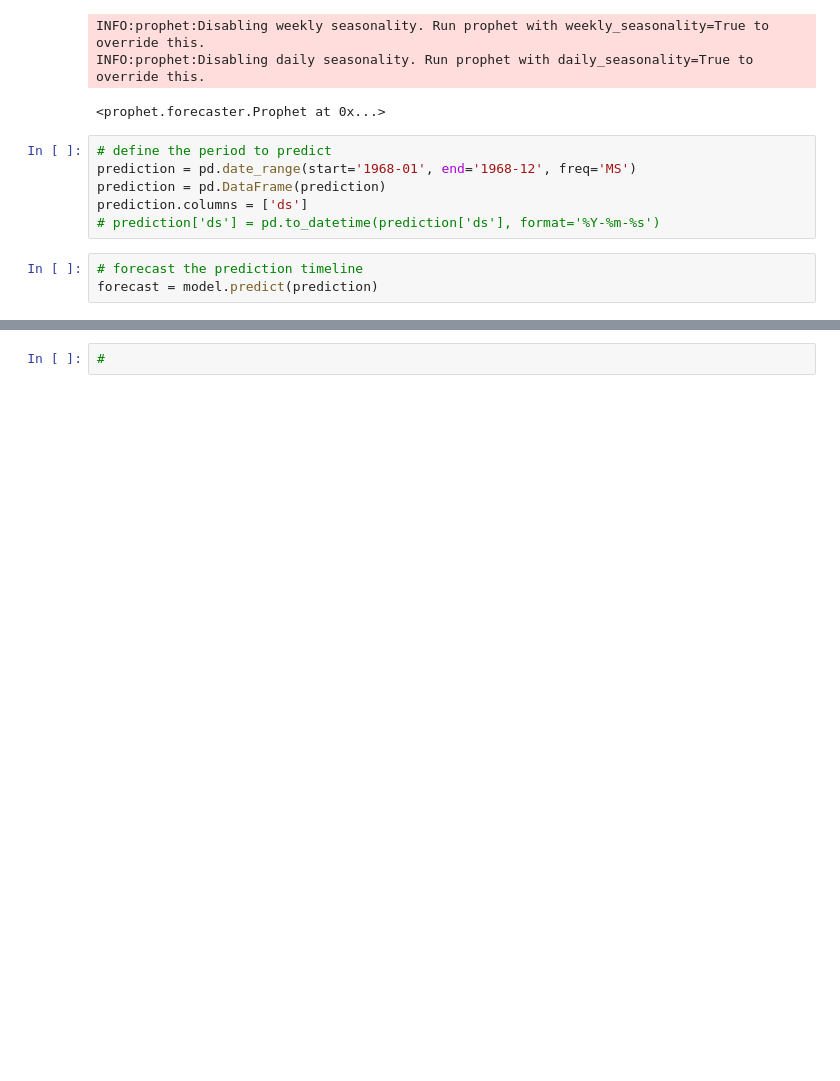
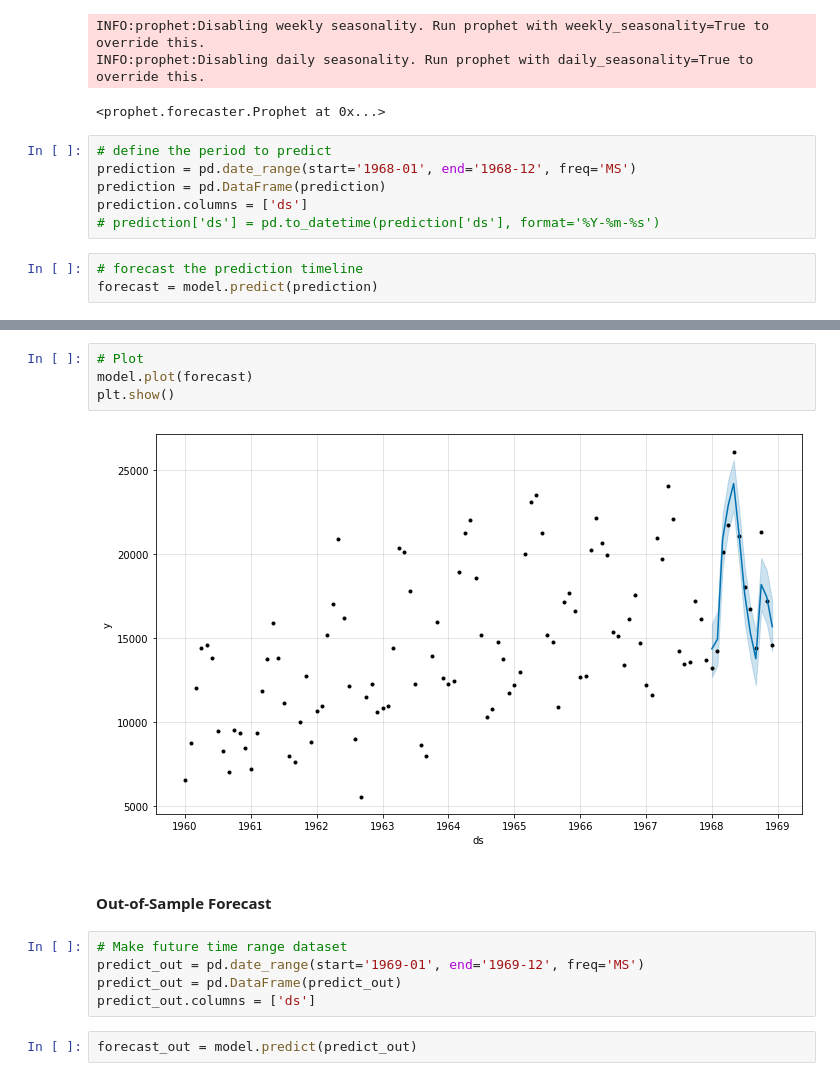
Before and after one commit to lepetitprinz/Time-Series-Forecasting, a Jupyter notebook: Time Series Forecasting with Prophet.ipynb, the cells around one changed output, grey strips where cells are left out. Cells and saved outputs as stored; diff of their text form; blank space fills up the shorter version.

```diff
--- a/Time Series Forecasting with Prophet.ipynb
+++ b/Time Series Forecasting with Prophet.ipynb
@@ -75,2 +76,15 @@ forecast[['ds', 'yhat', 'yhat_lower', 'yhat_upper']].head()
-# %%
-#
+# %%
+# Plot
+model.plot(forecast)
+plt.show()
+# %% [output]
+[figure, added]
+# %% [markdown]
+#### Out-of-Sample Forecast
+# %%
+# Make future time range dataset
+predict_out = pd.date_range(start='1969-01', end='1969-12', freq='MS')
+predict_out = pd.DataFrame(predict_out)
+predict_out.columns = ['ds']
+# %%
+forecast_out = model.predict(predict_out)
```
Also changed, not shown: parts of 6 cells of this notebook.
